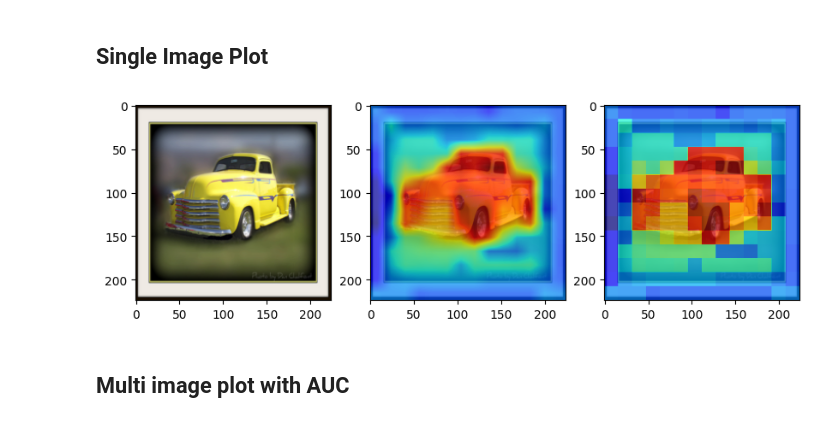
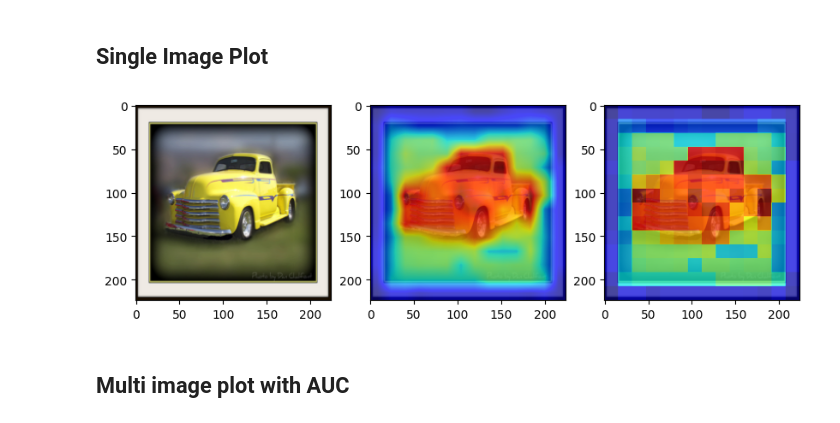
Before and after one commit to DavideTraini/SIGRATE-ViT-XAI, a Jupyter notebook: Implementation/Usage_example.ipynb, the cells around one changed output. Saved outputs shown, nothing was run; the diff lists cells and outputs as text; code cells hidden in the pictures.

Commit message:
Usage_example

```diff
--- a/Implementation/Usage_example.ipynb
+++ b/Implementation/Usage_example.ipynb
@@ -104,24 +109,24 @@ plot_auc_line(metrics_list, patch_perc, images_list, label_list, saliency_list,
 # DeiT
 # %%
 # Initialize MUTEX model for DeiT
-model_deit = MUTEX('deit', 'cpu')
+model_deit = SIGRATE('deit', 'cpu')
 # %% [markdown]
 ## Single Image Plot
 # %%
-img_path = './Example_images/pickup.JPEG'
+img_path = '../Example_images/pickup.jpg'
 
 # Open the image using PIL
 image = Image.open(img_path).convert('RGB')
 
 # Resize and preprocess the image for the model
 img = resizer(image, return_tensors="pt")['pixel_values'][0]
 
 saliency, label = model_deit.get_saliency(img_path, token_ratio, masks_layers, starting_layer)
 
 # Display overlay of image and saliency map
 overlay(img, saliency)
 # %% [output]
-[figure, old version]
+[figure, new version]
 # %% [markdown]
 ## Multi image plot with AUC
 # %%
```
Also changed, not shown: parts of 8 cells of this notebook.
